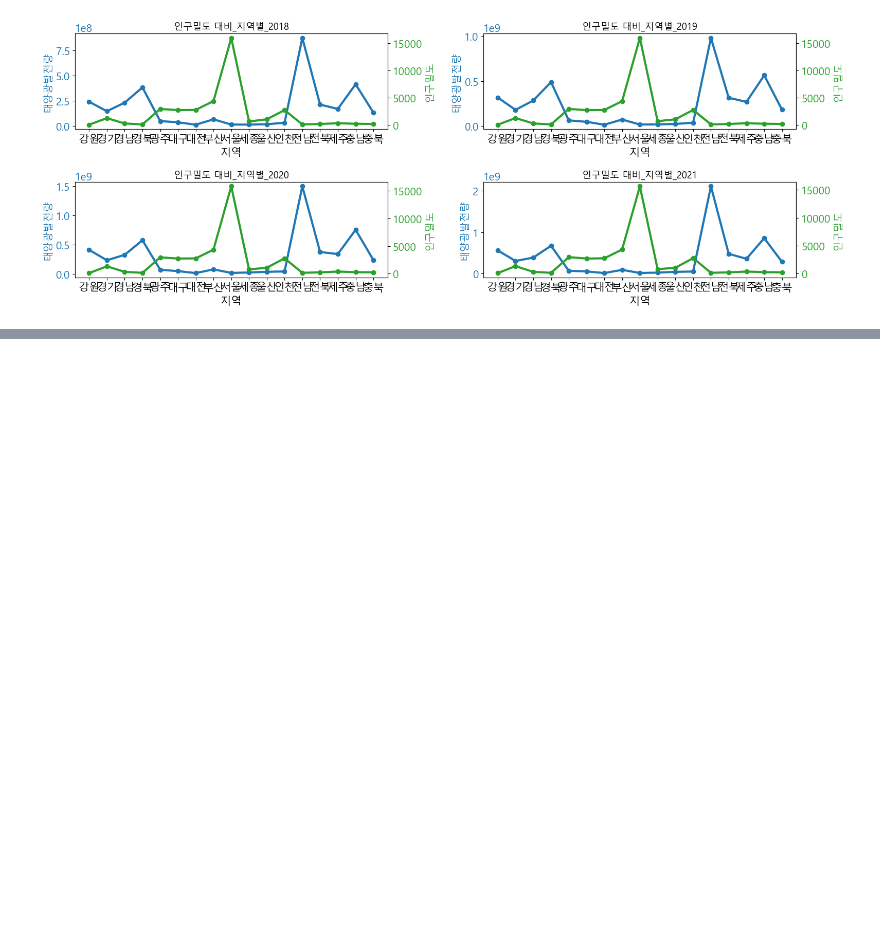
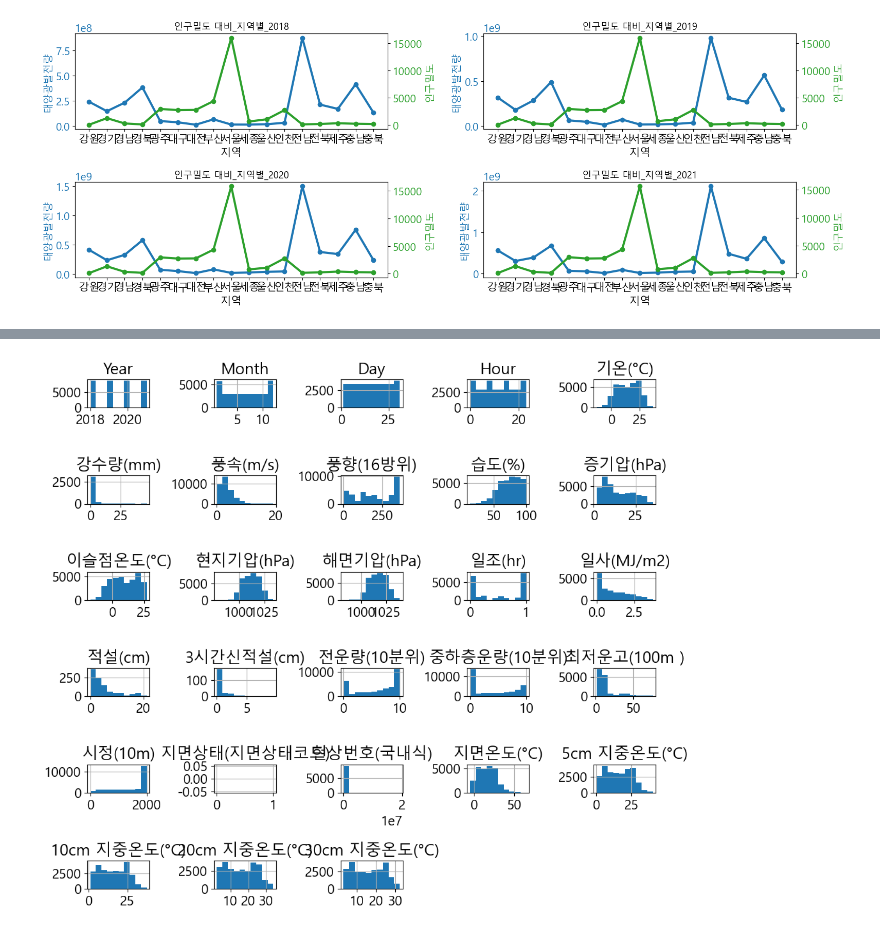
Before and after one commit to iiiiin/KEPCO-Digital-Bootcamp_sprint-1, a Jupyter notebook: Untitled-1.ipynb, the cells around one changed output, grey strips where cells are left out. Saved outputs shown, nothing was run; the diff lists cells and outputs as text; code cells hidden in the pictures; blank space fills up the shorter version.

```diff
--- a/Untitled-1.ipynb
+++ b/Untitled-1.ipynb
@@ -804,0 +833,24 @@ plt.show()
+# %%
+data=data[['일시', '기온(°C)', '강수량(mm)', '풍속(m/s)', '풍향(16방위)', '습도(%)',
+       '증기압(hPa)', '이슬점온도(°C)', '현지기압(hPa)', '해면기압(hPa)', '일조(hr)',
+       '일사(MJ/m2)', '적설(cm)', '3시간신적설(cm)', '전운량(10분위)', '중하층운량(10분위)',
+       '운형(운형약어)', '최저운고(100m )', '시정(10m)', '지면상태(지면상태코드)', '현상번호(국내식)',
+       '지면온도(°C)', '5cm 지중온도(°C)', '10cm 지중온도(°C)', '20cm 지중온도(°C)',
+       '30cm 지중온도(°C)']]
+data=data.rename(columns={'일시':'date'})
+data['Time'] = pd.to_datetime(data['date'], format='%Y-%m-%d %H:%M', errors='raise')
+data['Year'] = data['Time'].dt.year
+data['Month'] = data['Time'].dt.month
+data['Day'] = data['Time'].dt.day
+data['Hour'] = data['Time'].dt.hour
+data=data[['Year','Month','Day','Hour','기온(°C)', '강수량(mm)', '풍속(m/s)', '풍향(16방위)', '습도(%)',
+       '증기압(hPa)', '이슬점온도(°C)', '현지기압(hPa)', '해면기압(hPa)', '일조(hr)',
+       '일사(MJ/m2)', '적설(cm)', '3시간신적설(cm)', '전운량(10분위)', '중하층운량(10분위)',
+       '운형(운형약어)', '최저운고(100m )', '시정(10m)', '지면상태(지면상태코드)', '현상번호(국내식)',
+       '지면온도(°C)', '5cm 지중온도(°C)', '10cm 지중온도(°C)', '20cm 지중온도(°C)',
+       '30cm 지중온도(°C)']]
+data.hist(figsize=(10,9))
+plt.tight_layout()
+plt.show()
+# %% [output]
+[figure, added]
```
Also changed, not shown: parts of 15 cells of this notebook, 31 other files.
